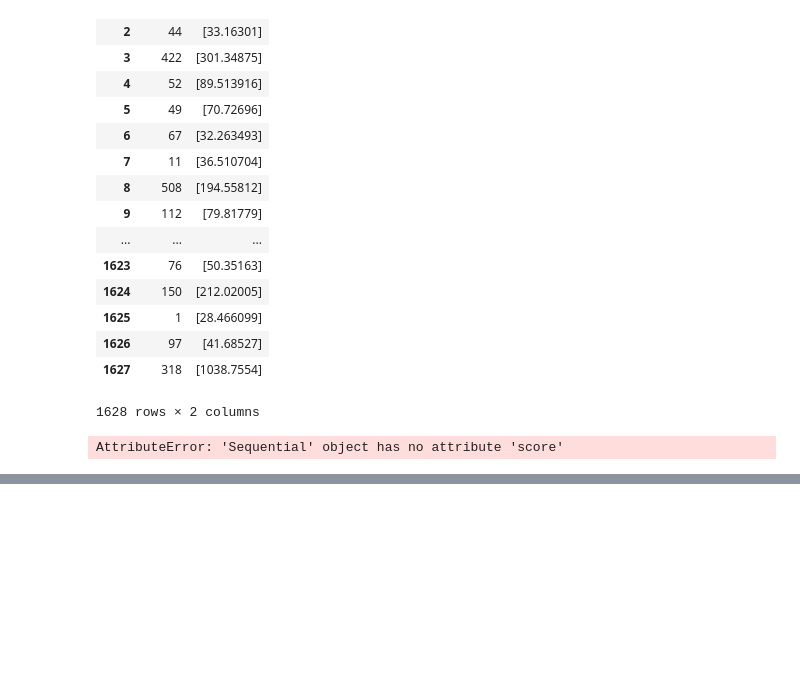
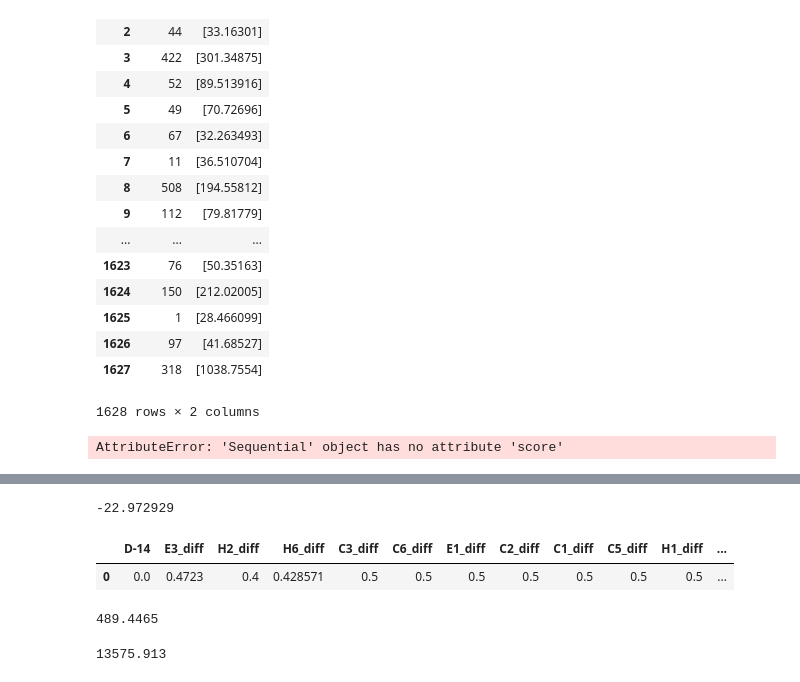
Before and after one commit to TristanBOOK/coronanet, a Jupyter notebook: Notebooks/paul_db_enriched.ipynb, the cells around one changed output, grey strips where cells are left out. Saved outputs shown, nothing was run; the diff lists cells and outputs as text; code cells hidden in the pictures; blank space fills up the shorter version.

```diff
--- a/Notebooks/paul_db_enriched.ipynb
+++ b/Notebooks/paul_db_enriched.ipynb
@@ -646,0 +653,28 @@ AttributeError: 'Sequential' object has no attribute 'score'
+# %%
+X_paul=pd.read_csv('/Users/paulcharpentier/Desktop/Coronanet_files/X_input.csv')
+#X_paul
+predict=model.predict(X_paul)[0]
+predict
+# %% [output]
+-22.972929
+# %%
+X_paul
+# %% [output]
+|  | D-14 | E3_diff | H2_diff | H6_diff | C3_diff | C6_diff | E1_diff | C2_diff | C1_diff | C5_diff | H1_diff | ... |
+| 0 | 0.0 | 0.4723 | 0.4 | 0.428571 | 0.5 | 0.5 | 0.5 | 0.5 | 0.5 | 0.5 | 0.5 | ... |
+# %%
+X=X_paul
+X.iloc[0,:]=0.5
+#X['E3_diff']=0
+#X['H2_diff']=1
+X['D-14']=0
+predict=model.predict(X)[0]
+predict
+# %% [output]
+489.4465
+# %%
+X_test=X_paul
+#X_test['H2_diff']=0
+#X_test#=pd.DataFrame(X_test)
+# %% [output]
+13575.913
```
Also changed, not shown: parts of 1 cell of this notebook.
